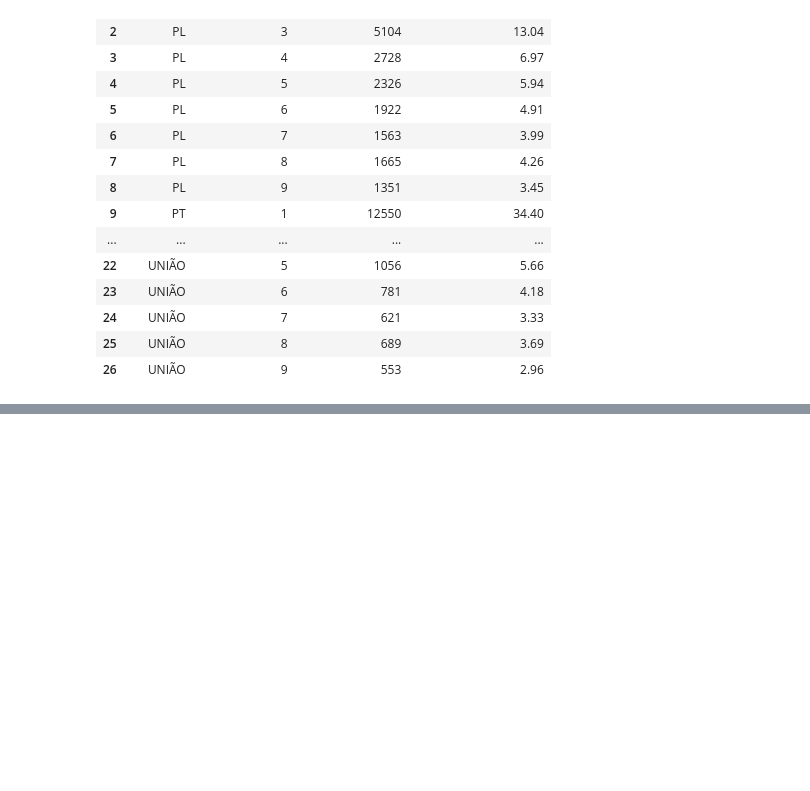
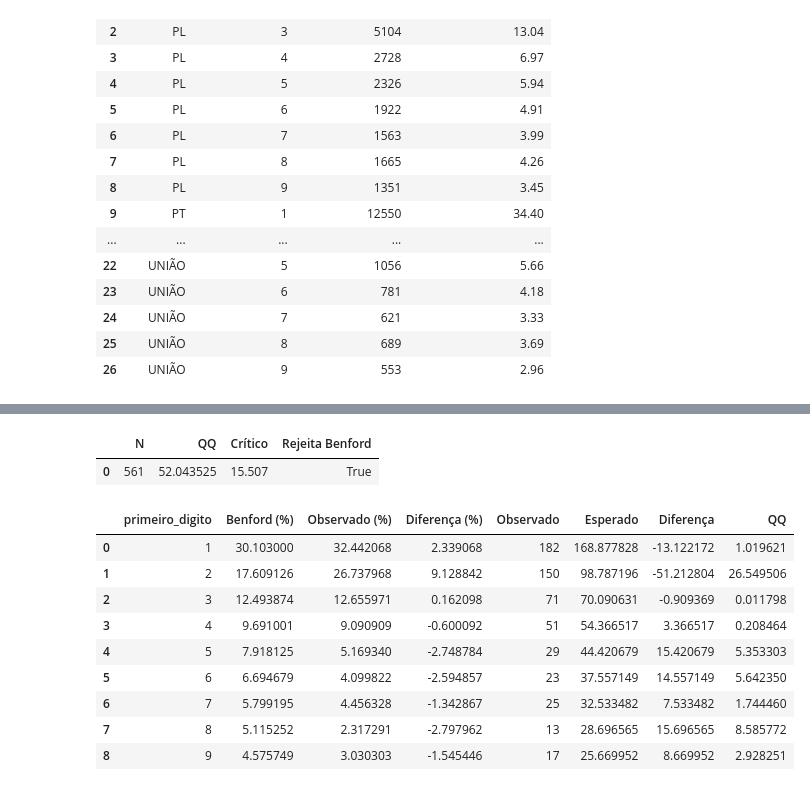
Before and after one commit to jasenovski/benford_aula, a Jupyter notebook: benford_aula.ipynb, the cells around one changed output, grey strips where cells are left out. Cells and saved outputs as stored; diff of their text form; code cells hidden in the pictures; blank space fills up the shorter version.

```diff
--- a/benford_aula.ipynb
+++ b/benford_aula.ipynb
@@ -435,15 +397,15 @@ Installed 2 packages in 2ms
 # %%
-# Carregando os dados restantes da tabela tb_gastos_deputados no banco de dados,
-pbar = tqdm(total=total - limite)
-for i in range(limite, total, tamanho_pacote):
-    df_pacote = df_gastos_deputados.iloc[i:min(i + tamanho_pacote, total)]
+# # Carregando os dados restantes da tabela tb_gastos_deputados no banco de dados,
+# pbar = tqdm(total=total - limite)
+# for i in range(limite, total, tamanho_pacote):
+#     df_pacote = df_gastos_deputados.iloc[i:min(i + tamanho_pacote, total)]
 
-    df_pacote.to_sql(name="tb_gastos_deputados",
-                     con=engine,
-                     if_exists="append",
-                     index=False)
-    pbar.update(len(df_pacote))
-pbar.close()
+#     df_pacote.to_sql(name="tb_gastos_deputados",
+#                      con=engine,
+#                      if_exists="append",
+#                      index=False)
+#     pbar.update(len(df_pacote))
+# pbar.close()
 # %%
 !uv add google-genai
 from google import genai
@@ -687,0 +860,38 @@ display(dados_um)
+# %%
+prompt_usuario = """
+Fazer uma analise de benford para deputados do Pará em Julho e Agosto
+"""
+
+response = cliente.models.generate_content(
+    model=modelo,
+    contents=[prompt_usuario],
+    config=types.GenerateContentConfig(
+        system_instruction=PROMPT_SISTEMA_GERAR_SQL,
+        response_mime_type="application/json",
+        response_schema=FORMATO_RESPOSTA_GERAR_SQL,
+        **gen_config
+    )
+)
+
+sql = response.parsed
+sql_fmt = sqlparse.format(sql, reindent=True, keyword_case="upper",
+                          indent_width=4, strip_whitespace=True)
+
+df_dados = pd.read_sql(sql_fmt, con)
+
+df_benford = calcular_benford(df_dados)
+display(qui_quadrado(df_benford))
+display(df_benford)
+# %% [output]
+|  | N | QQ | Crítico | Rejeita Benford |
+| 0 | 561 | 52.043525 | 15.507 | True |
+|  | primeiro_digito | Benford (%) | Observado (%) | Diferença (%) | Observado | Esperado | Diferença | QQ |
+| 0 | 1 | 30.103000 | 32.442068 | 2.339068 | 182 | 168.877828 | -13.122172 | 1.019621 |
+| 1 | 2 | 17.609126 | 26.737968 | 9.128842 | 150 | 98.787196 | -51.212804 | 26.549506 |
+| 2 | 3 | 12.493874 | 12.655971 | 0.162098 | 71 | 70.090631 | -0.909369 | 0.011798 |
+| 3 | 4 | 9.691001 | 9.090909 | -0.600092 | 51 | 54.366517 | 3.366517 | 0.208464 |
+| 4 | 5 | 7.918125 | 5.169340 | -2.748784 | 29 | 44.420679 | 15.420679 | 5.353303 |
+| 5 | 6 | 6.694679 | 4.099822 | -2.594857 | 23 | 37.557149 | 14.557149 | 5.642350 |
+| 6 | 7 | 5.799195 | 4.456328 | -1.342867 | 25 | 32.533482 | 7.533482 | 1.744460 |
+| 7 | 8 | 5.115252 | 2.317291 | -2.797962 | 13 | 28.696565 | 15.696565 | 8.585772 |
+| 8 | 9 | 4.575749 | 3.030303 | -1.545446 | 17 | 25.669952 | 8.669952 | 2.928251 |
```
Also changed, not shown: parts of 15 cells of this notebook, 10 other files.
